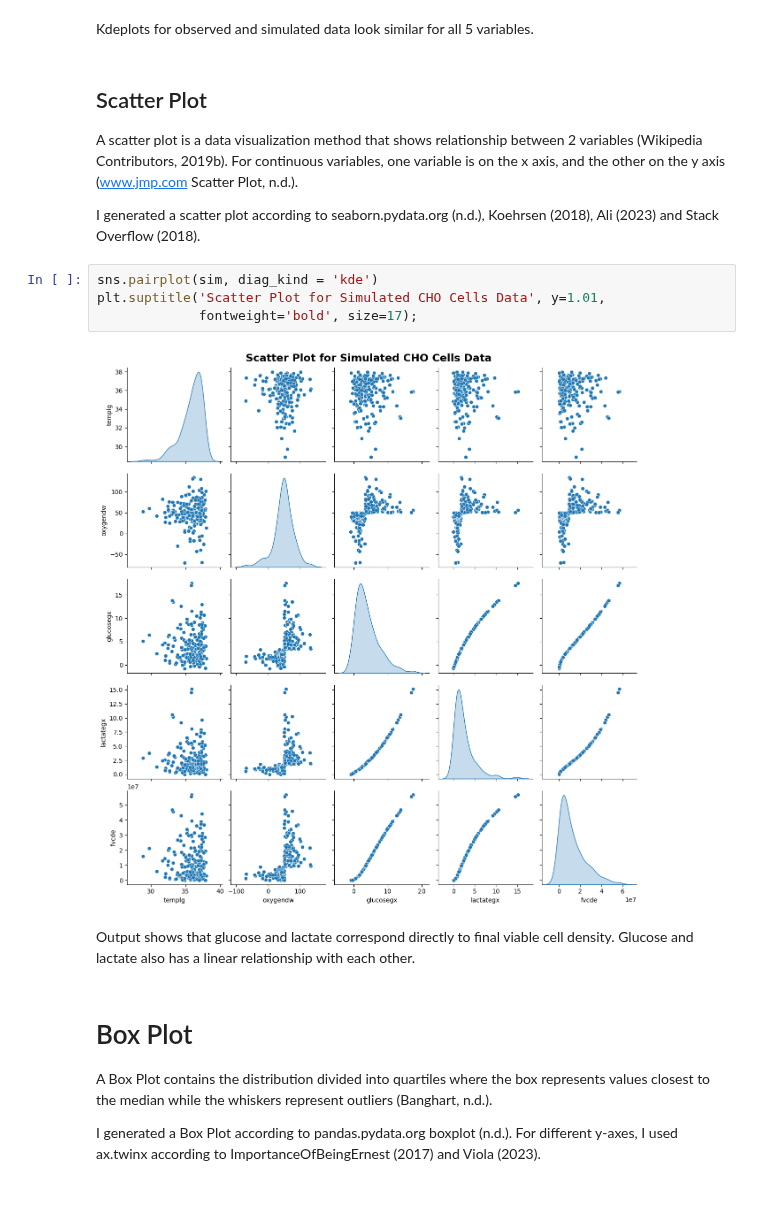
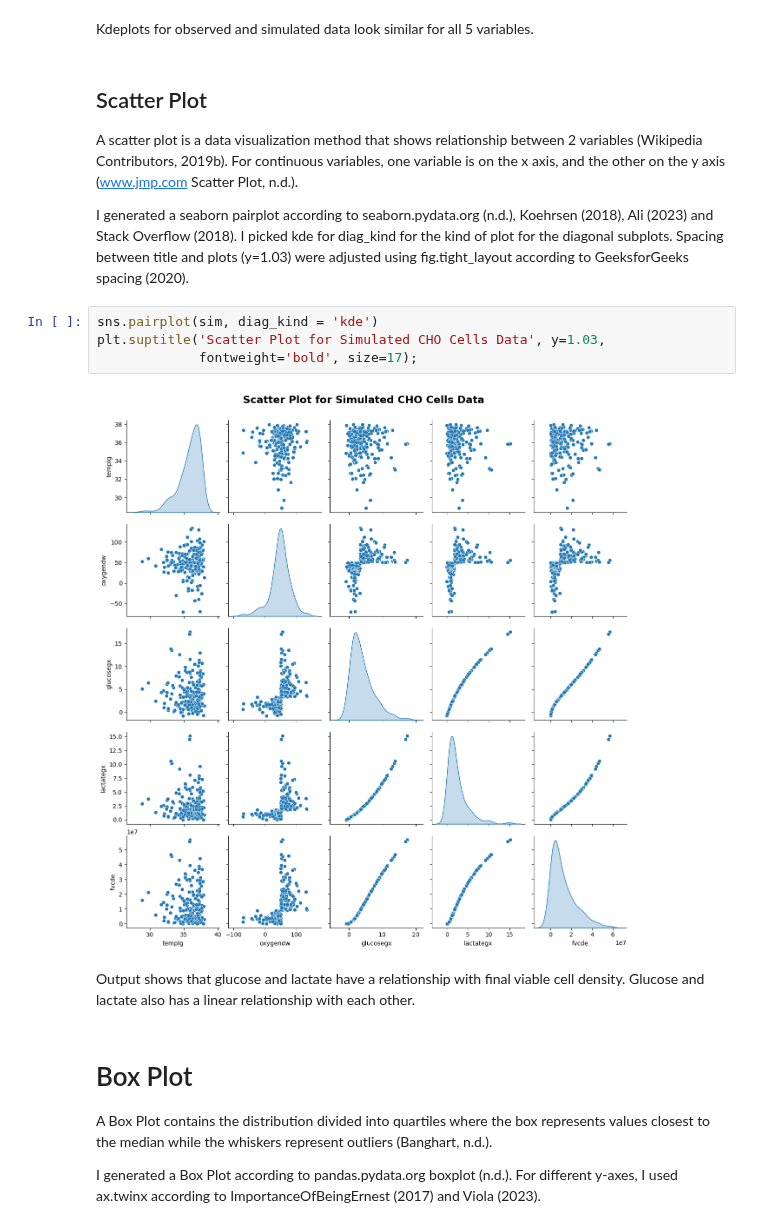
Before and after one commit to nurbujang/1progdaw23, a Jupyter notebook: project1.ipynb, the cells around one changed output. Saved outputs shown, nothing was run; the diff lists cells and outputs as text; blank space fills up the shorter version.

```diff
--- a/project1.ipynb
+++ b/project1.ipynb
@@ -816,15 +816,15 @@ Kdeplots for observed and simulated data look similar for all 5 variables.
 
 A scatter plot is a data visualization method that shows relationship between 2 variables (Wikipedia Contributors, 2019b). For continuous variables, one variable is on the x axis, and the other on the y axis (www.jmp.com Scatter Plot, n.d.).
 
-I generated a scatter plot according to seaborn.pydata.org (n.d.), Koehrsen (2018), Ali (2023) and Stack Overflow (2018).
+I generated a seaborn pairplot according to seaborn.pydata.org (n.d.), Koehrsen (2018), Ali (2023) and Stack Overflow (2018). I picked kde for diag_kind for the kind of plot for the diagonal subplots. Spacing between title and plots (y=1.03) were adjusted using fig.tight_layout according to GeeksforGeeks spacing (2020).
 # %%
 sns.pairplot(sim, diag_kind = 'kde')
-plt.suptitle('Scatter Plot for Simulated CHO Cells Data', y=1.01,
+plt.suptitle('Scatter Plot for Simulated CHO Cells Data', y=1.03,
              fontweight='bold', size=17);
 # %% [output]
-[figure, old version]
+[figure, new version]
 # %% [markdown]
-Output shows that glucose and lactate correspond directly to final viable cell density. Glucose and lactate also has a linear relationship with each other.
+Output shows that glucose and lactate have a relationship with final viable cell density. Glucose and lactate also has a linear relationship with each other.
 # %% [markdown]
 # Box Plot
 
```
Also changed, not shown: parts of 15 cells of this notebook.
